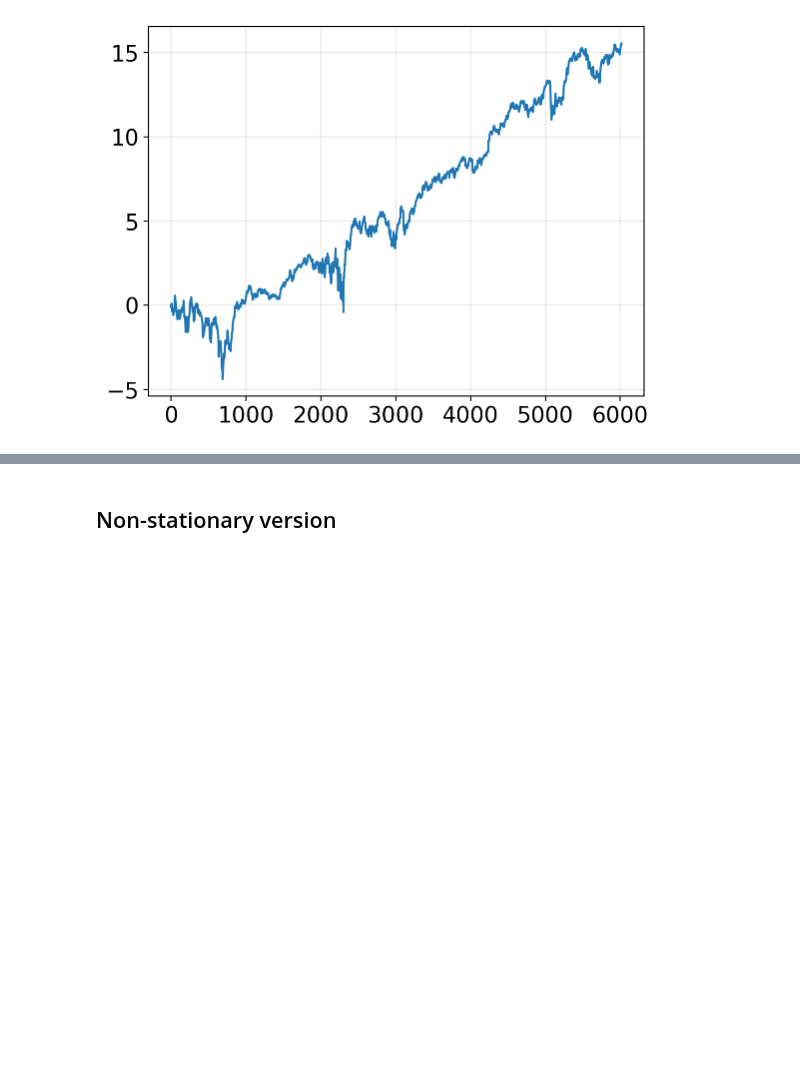
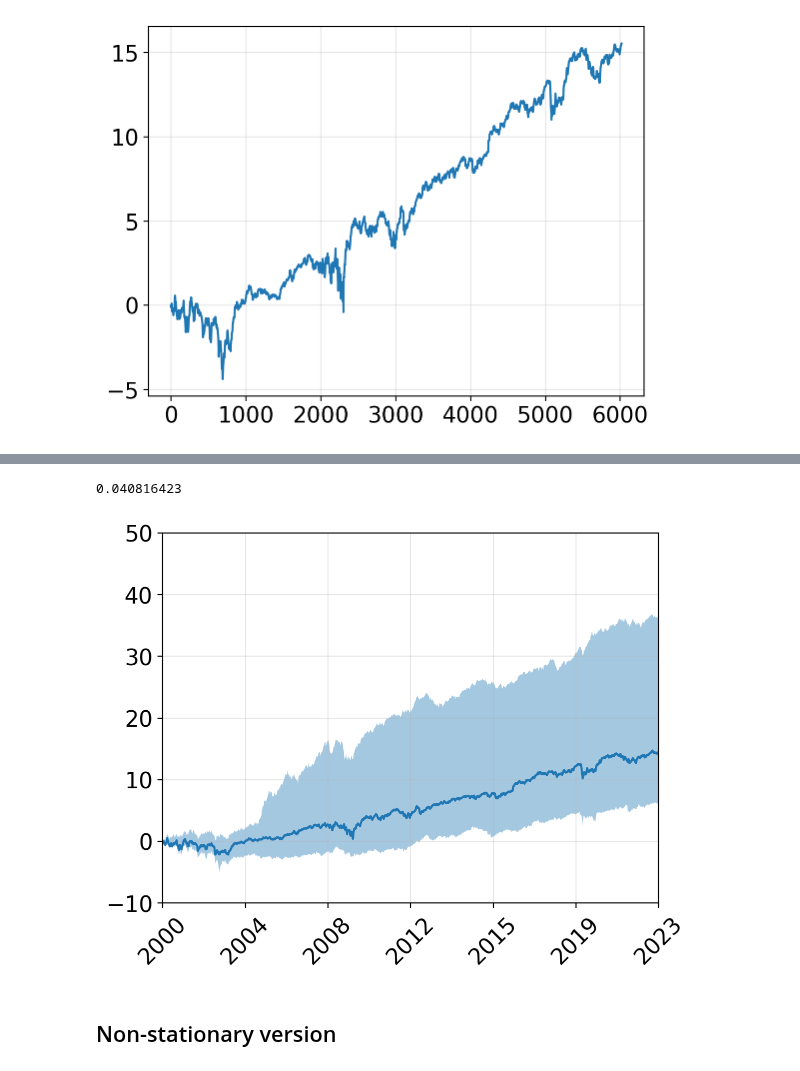
Before and after one commit to sapienzaio/online-ml-finance, a Jupyter notebook: 06-reinforcement-learning/epsilon-greedy-strategy.ipynb, the cells around one changed output, grey strips where cells are left out. Cells and saved outputs as stored; diff of their text form; code cells hidden in the pictures; blank space fills up the shorter version.

```diff
--- a/06-reinforcement-learning/epsilon-greedy-strategy.ipynb
+++ b/06-reinforcement-learning/epsilon-greedy-strategy.ipynb
@@ -170,3 +194,26 @@ plt.plot(epsilon_values, epsilon_greedy_cumsum[-1])
+# %%
+n_steps, _ = returns.shape
+timesteps = np.arange(n_steps)
+# %%
+ix = 2
+print(epsilon_values[ix])
+plt.plot(
+    np.percentile(epsilon_greedy_cumsum[:, :, ix], 50, axis=0)
+)
+
+lbound = np.percentile(epsilon_greedy_cumsum[:, :, ix], 5, axis=0)
+ubound = np.percentile(epsilon_greedy_cumsum[:, :, ix], 95, axis=0)
+
+plt.ylim(-10, 50)
+plt.fill_between(timesteps, lbound, ubound, alpha=0.4)
+plt.grid(alpha=0.3)
+vals, _ = plt.xticks()
+ticks = vals / 6000 * 23 + 2000
+plt.xticks(vals, ticks.round().astype(int), rotation=45);
+plt.xlim(0, 6000);
+# %% [output]
+0.040816423
+[figure, added]
 # %% [markdown]
 ## Non-stationary version
 # %%
```
Also changed, not shown: parts of 15 cells of this notebook.
